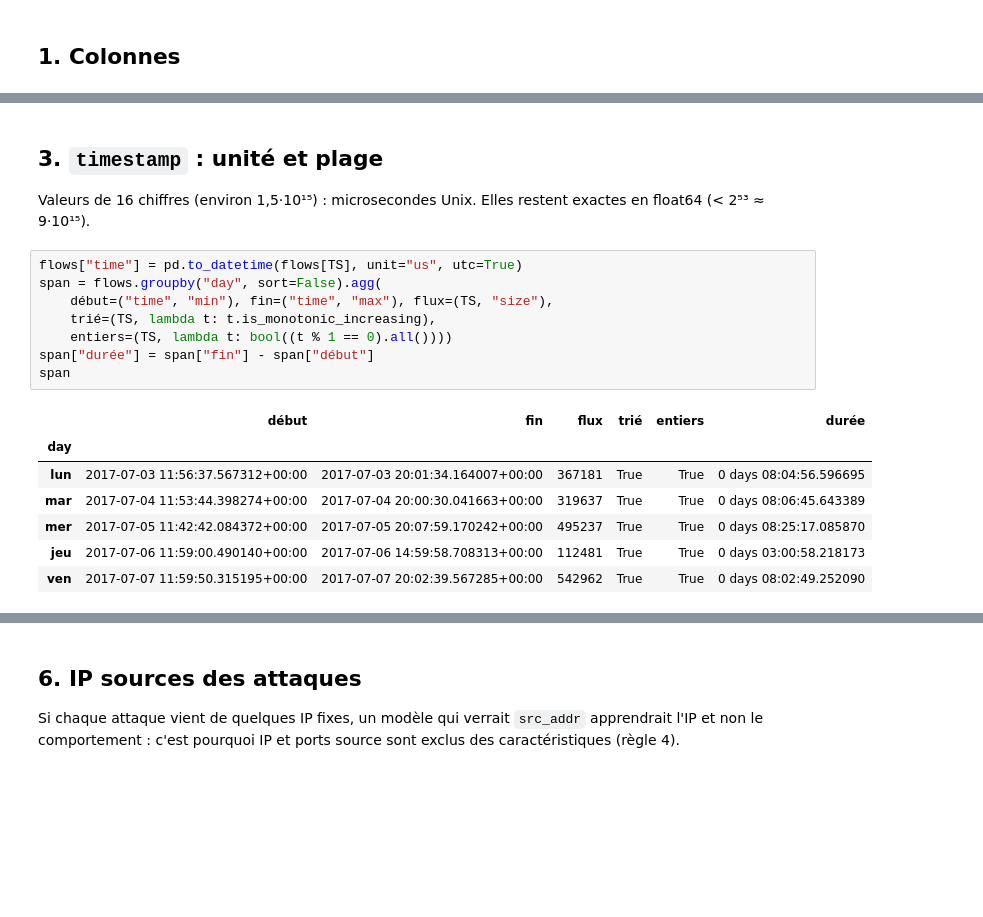
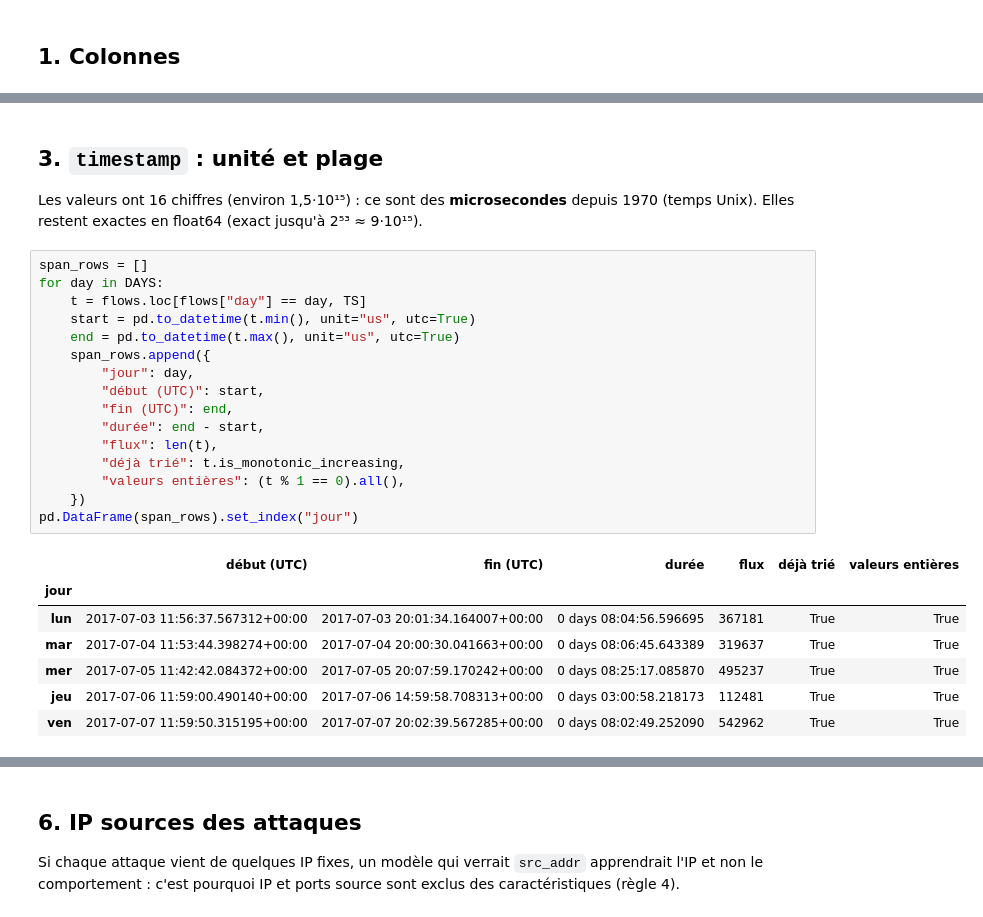
Before and after one commit to Bedis75/isocrates, a Jupyter notebook: notebooks/01_donnees_lycos.ipynb, the cells around one changed output, grey strips where cells are left out. Saved outputs shown, nothing was run; the diff lists cells and outputs as text; blank space fills up the shorter version.

```diff
--- a/notebooks/01_donnees_lycos.ipynb
+++ b/notebooks/01_donnees_lycos.ipynb
@@ -130,21 +153,29 @@ plt.show()
 # %% [markdown]
 ## 3. `timestamp` : unité et plage
 
-Valeurs de 16 chiffres (environ 1,5·10¹⁵) : microsecondes Unix. Elles restent exactes en float64 (< 2⁵³ ≈ 9·10¹⁵).
+Les valeurs ont 16 chiffres (environ 1,5·10¹⁵) : ce sont des **microsecondes** depuis 1970 (temps Unix). Elles restent exactes en float64 (exact jusqu'à 2⁵³ ≈ 9·10¹⁵).
-# %%
-flows["time"] = pd.to_datetime(flows[TS], unit="us", utc=True)
-span = flows.groupby("day", sort=False).agg(
-    début=("time", "min"), fin=("time", "max"), flux=(TS, "size"),
-    trié=(TS, lambda t: t.is_monotonic_increasing),
-    entiers=(TS, lambda t: bool((t % 1 == 0).all())))
-span["durée"] = span["fin"] - span["début"]
-span
-# %% [output]
-|  | début | fin | flux | trié | entiers | durée |
-| day |  |  |  |  |  |  |
-| lun | 2017-07-03 11:56:37.567312+00:00 | 2017-07-03 20:01:34.164007+00:00 | 367181 | True | True | 0 days 08:04:56.596695 |
-| mar | 2017-07-04 11:53:44.398274+00:00 | 2017-07-04 20:00:30.041663+00:00 | 319637 | True | True | 0 days 08:06:45.643389 |
-| mer | 2017-07-05 11:42:42.084372+00:00 | 2017-07-05 20:07:59.170242+00:00 | 495237 | True | True | 0 days 08:25:17.085870 |
-| jeu | 2017-07-06 11:59:00.490140+00:00 | 2017-07-06 14:59:58.708313+00:00 | 112481 | True | True | 0 days 03:00:58.218173 |
-| ven | 2017-07-07 11:59:50.315195+00:00 | 2017-07-07 20:02:39.567285+00:00 | 542962 | True | True | 0 days 08:02:49.252090 |
+# %%
+span_rows = []
+for day in DAYS:
+    t = flows.loc[flows["day"] == day, TS]
+    start = pd.to_datetime(t.min(), unit="us", utc=True)
+    end = pd.to_datetime(t.max(), unit="us", utc=True)
+    span_rows.append({
+        "jour": day,
+        "début (UTC)": start,
+        "fin (UTC)": end,
+        "durée": end - start,
+        "flux": len(t),
+        "déjà trié": t.is_monotonic_increasing,
+        "valeurs entières": (t % 1 == 0).all(),
+    })
+pd.DataFrame(span_rows).set_index("jour")
+# %% [output]
+|  | début (UTC) | fin (UTC) | durée | flux | déjà trié | valeurs entières |
+| jour |  |  |  |  |  |  |
+| lun | 2017-07-03 11:56:37.567312+00:00 | 2017-07-03 20:01:34.164007+00:00 | 0 days 08:04:56.596695 | 367181 | True | True |
+| mar | 2017-07-04 11:53:44.398274+00:00 | 2017-07-04 20:00:30.041663+00:00 | 0 days 08:06:45.643389 | 319637 | True | True |
+| mer | 2017-07-05 11:42:42.084372+00:00 | 2017-07-05 20:07:59.170242+00:00 | 0 days 08:25:17.085870 | 495237 | True | True |
+| jeu | 2017-07-06 11:59:00.490140+00:00 | 2017-07-06 14:59:58.708313+00:00 | 0 days 03:00:58.218173 | 112481 | True | True |
+| ven | 2017-07-07 11:59:50.315195+00:00 | 2017-07-07 20:02:39.567285+00:00 | 0 days 08:02:49.252090 | 542962 | True | True |
 # %%
```
Also changed, not shown: parts of 23 cells of this notebook, 15 other files.
